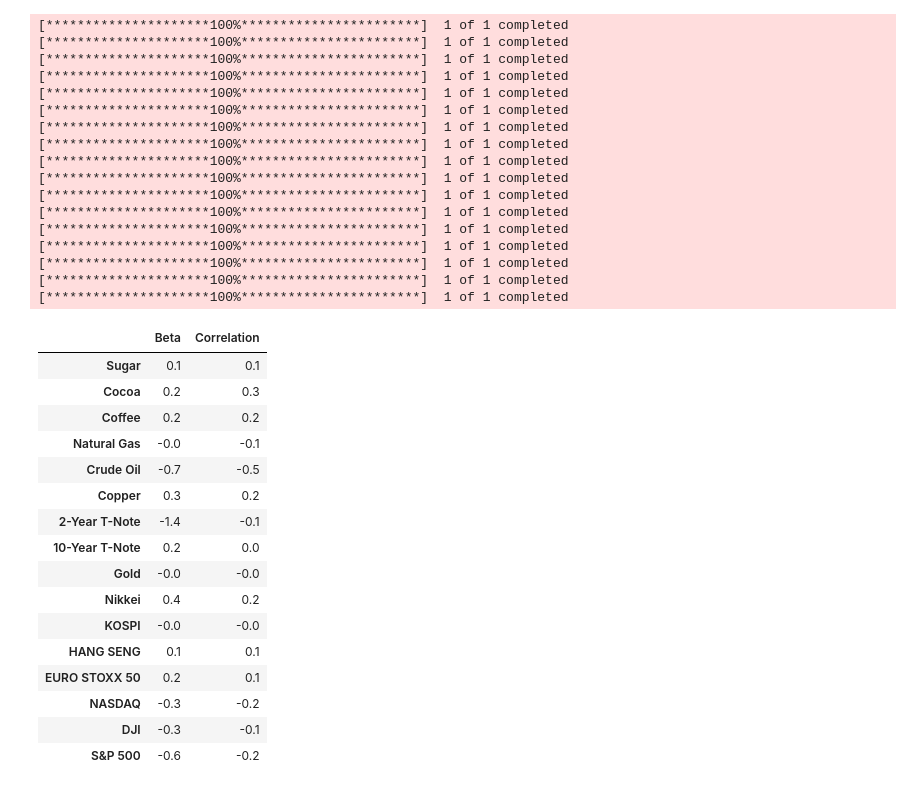
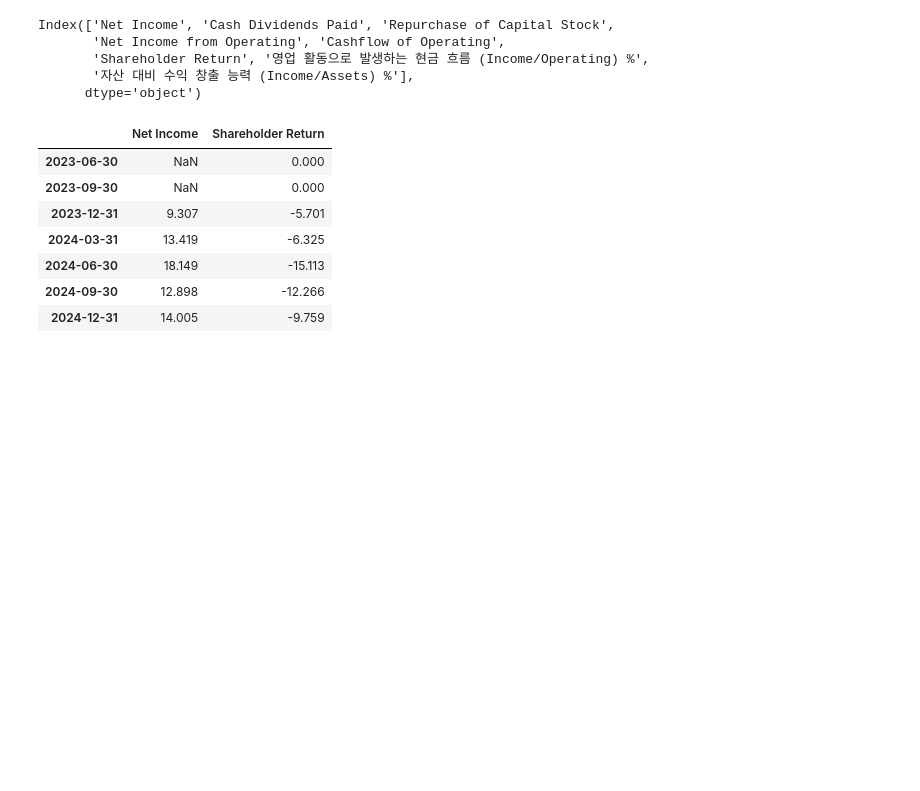
Before and after one commit to xikest/research_market_finance, a Jupyter notebook: note/stock/yfinance_shareholder_return.ipynb, the cells around one changed output. Saved outputs shown, nothing was run; the diff lists cells and outputs as text; code cells hidden in the pictures; blank space fills up the shorter version.

```diff
--- a/note/stock/yfinance_shareholder_return.ipynb
+++ b/note/stock/yfinance_shareholder_return.ipynb
@@ -99,4 +236,4 @@ def get_financial_data(ticke, q_date=True):
 # %%
 # 예시 종목: 애플 (AAPL)
-ticker = "SBUX"
+ticker = "JPM"
 df = get_financial_data(ticker)
@@ -127,2 +267,2 @@ dtype: object
 # %%
-df.sort_index()/np.power(10,9)
+stock_table = df/np.power(10,9)
@@ -219,37 +268,0 @@ def get_beta_corr(ticker="MSFT"):
-# %%
-get_beta_corr('SBUX')
-# %% [output]
-[*********************100%***********************]  1 of 1 completed
-[*********************100%***********************]  1 of 1 completed
-[*********************100%***********************]  1 of 1 completed
-[*********************100%***********************]  1 of 1 completed
-[*********************100%***********************]  1 of 1 completed
-[*********************100%***********************]  1 of 1 completed
-[*********************100%***********************]  1 of 1 completed
-[*********************100%***********************]  1 of 1 completed
-[*********************100%***********************]  1 of 1 completed
-[*********************100%***********************]  1 of 1 completed
-[*********************100%***********************]  1 of 1 completed
-[*********************100%***********************]  1 of 1 completed
-[*********************100%***********************]  1 of 1 completed
-[*********************100%***********************]  1 of 1 completed
-[*********************100%***********************]  1 of 1 completed
-[*********************100%***********************]  1 of 1 completed
-[*********************100%***********************]  1 of 1 completed
-|  | Beta | Correlation |
-| Sugar | 0.1 | 0.1 |
-| Cocoa | 0.2 | 0.3 |
-| Coffee | 0.2 | 0.2 |
-| Natural Gas | -0.0 | -0.1 |
-| Crude Oil | -0.7 | -0.5 |
-| Copper | 0.3 | 0.2 |
-| 2-Year T-Note | -1.4 | -0.1 |
-| 10-Year T-Note | 0.2 | 0.0 |
-| Gold | -0.0 | -0.0 |
-| Nikkei | 0.4 | 0.2 |
-| KOSPI | -0.0 | -0.0 |
-| HANG SENG | 0.1 | 0.1 |
-| EURO STOXX 50 | 0.2 | 0.1 |
-| NASDAQ | -0.3 | -0.2 |
-| DJI | -0.3 | -0.1 |
-| S&P 500 | -0.6 | -0.2 |
@@ -257,0 +269,19 @@ close_price= yf.download(col, period='1mo')['Close']
+# %%
+stock_table.columns
+# %% [output]
+Index(['Net Income', 'Cash Dividends Paid', 'Repurchase of Capital Stock',
+       'Net Income from Operating', 'Cashflow of Operating',
+       'Shareholder Return', '영업 활동으로 발생하는 현금 흐름 (Income/Operating) %',
+       '자산 대비 수익 창출 능력 (Income/Assets) %'],
+      dtype='object')
+# %%
+stock_table[['Net Income', 'Shareholder Return']]
+# %% [output]
+|  | Net Income | Shareholder Return |
+| 2023-06-30 | NaN | 0.000 |
+| 2023-09-30 | NaN | 0.000 |
+| 2023-12-31 | 9.307 | -5.701 |
+| 2024-03-31 | 13.419 | -6.325 |
+| 2024-06-30 | 18.149 | -15.113 |
+| 2024-09-30 | 12.898 | -12.266 |
+| 2024-12-31 | 14.005 | -9.759 |
```
Also changed, not shown: parts of 19 cells of this notebook.
